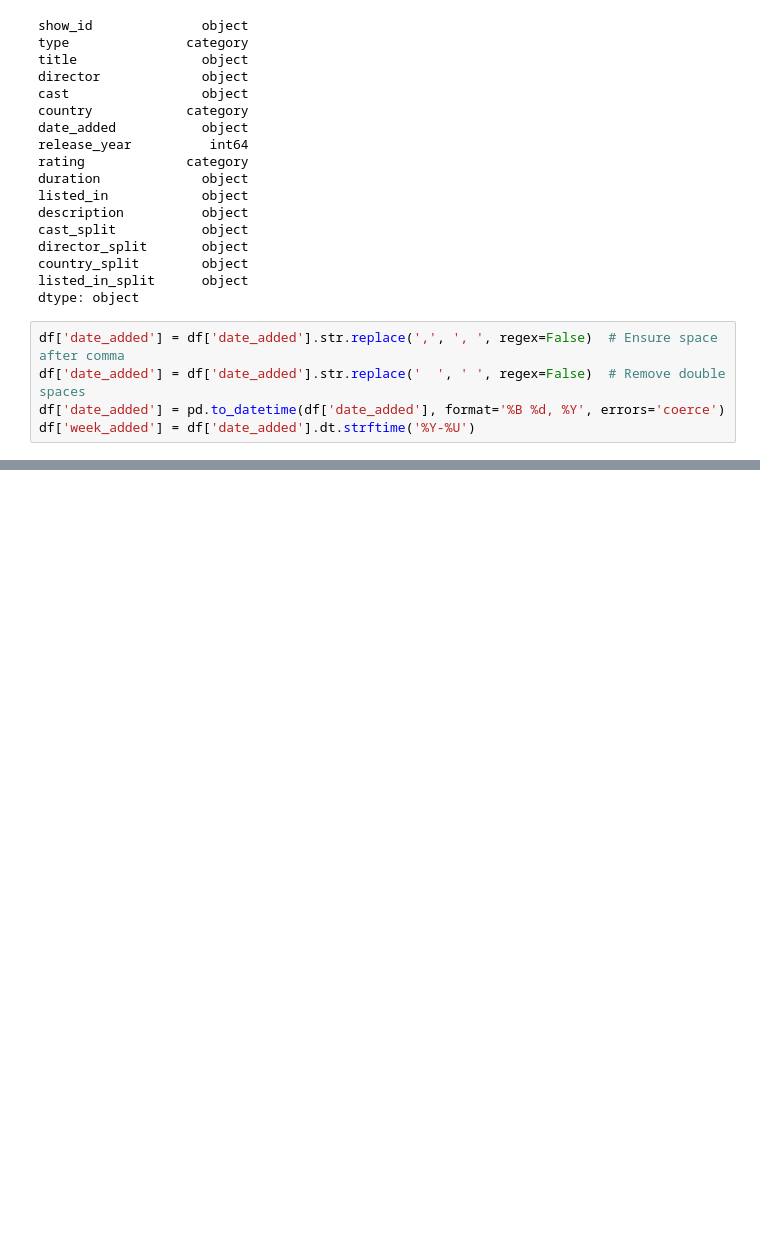
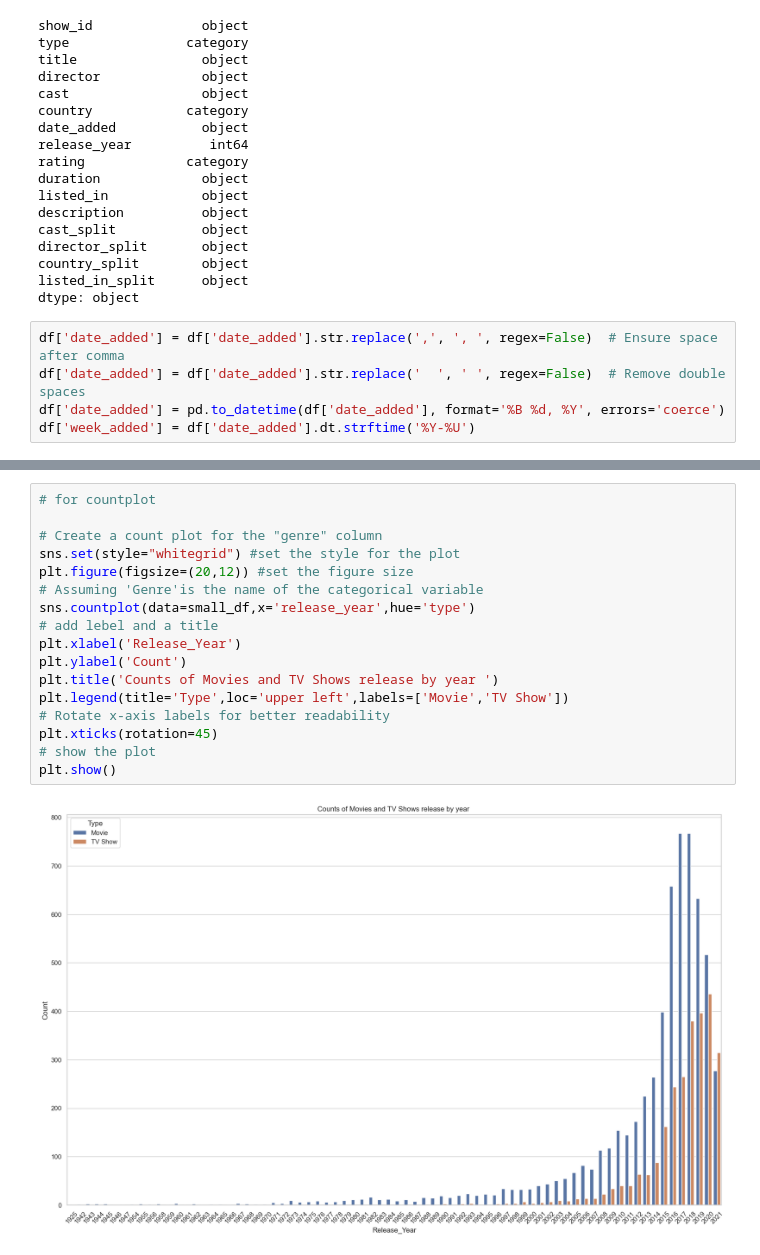
Before and after one commit to hemalatham236/Netflix--Data-Exploration-and-Visualisation, a Jupyter notebook: Netflix_Data_Exploration_and_Visualisation.ipynb, the cells around one changed output, grey strips where cells are left out. Saved outputs shown, nothing was run; the diff lists cells and outputs as text; blank space fills up the shorter version.

```diff
--- a/Netflix_Data_Exploration_and_Visualisation.ipynb
+++ b/Netflix_Data_Exploration_and_Visualisation.ipynb
@@ -372,0 +544,19 @@ df
+# %%
+# for countplot
+
+# Create a count plot for the "genre" column
+sns.set(style="whitegrid") #set the style for the plot
+plt.figure(figsize=(20,12)) #set the figure size
+# Assuming 'Genre'is the name of the categorical variable
+sns.countplot(data=small_df,x='release_year',hue='type')
+# add lebel and a title
+plt.xlabel('Release_Year')
+plt.ylabel('Count')
+plt.title('Counts of Movies and TV Shows release by year ')
+plt.legend(title='Type',loc='upper left',labels=['Movie','TV Show'])
+# Rotate x-axis labels for better readability
+plt.xticks(rotation=45)
+# show the plot
+plt.show()
+# %% [output]
+[figure, added]
```
Also changed, not shown: parts of 41 cells of this notebook.
